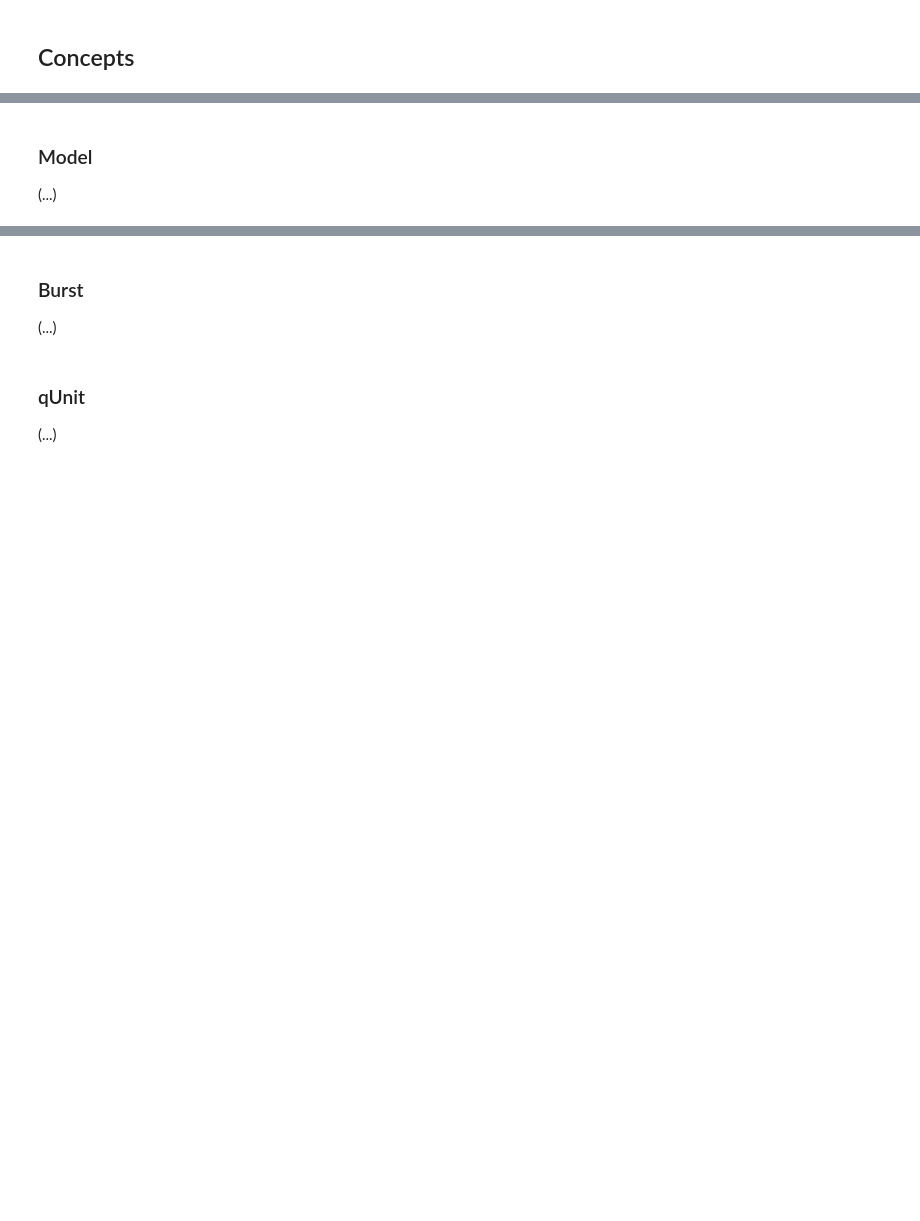
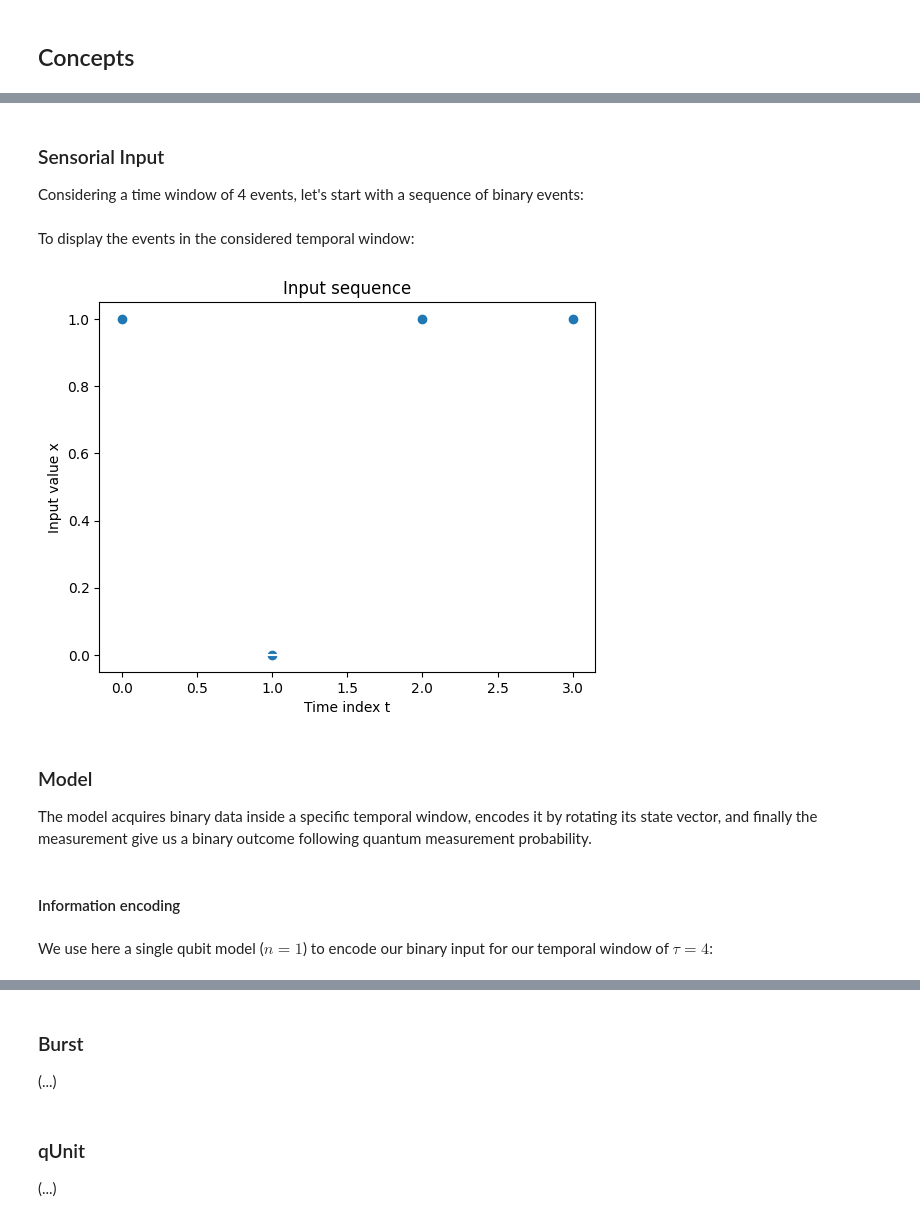
Before and after one commit to Davidelanz/quantum-robot, a Jupyter notebook: docs/notebooks/01_introduction_to_quantum-robot.ipynb, the cells around one changed output, grey strips where cells are left out. Drawn from its saved outputs; the diff is of its cells as text; code cells hidden in the pictures; blank space fills up the shorter version.

```diff
--- a/docs/notebooks/01_introduction_to_quantum-robot.ipynb
+++ b/docs/notebooks/01_introduction_to_quantum-robot.ipynb
@@ -109,4 +104,0 @@ The QL model and the burst are wrapped into a **qUnit**, which is a handy object
-# %% [markdown]
-### Model
-
-(...)
@@ -114,0 +105,34 @@ from qrobot.models import AngularModel
+# %% [markdown]
+### Sensorial Input
+
+Considering a time window of 4 events, let's start with a sequence of binary events:
+# %%
+tau = 4
+
+sequence = [
+    1, # The cat is asleep!
+    0, # The cat is dead!
+    1, # The cat is asleep!
+    1, # The cat is asleep!
+]
+# %% [markdown]
+To display the events in the considered temporal window:
+# %%
+import matplotlib.pyplot as plt
+
+plt.figure()
+plt.stem(sequence, use_line_collection=True, linefmt="w", basefmt="w")
+plt.xlabel("Time index t")
+plt.ylabel("Input value x")
+plt.title("Input sequence")
+plt.show()
+# %% [output]
+[figure, added]
+# %% [markdown]
+### Model
+
+The model acquires binary data inside a specific temporal window, encodes it by rotating its state vector, and finally the measurement give us a binary outcome following quantum measurement probability.
+# %% [markdown]
+#### Information encoding
+# %% [markdown]
+We use here a single qubit model ($n=1$) to encode our binary input for our temporal window of $\tau = 4$:
```
Also changed, not shown: parts of 21 cells of this notebook, 25 other files.
